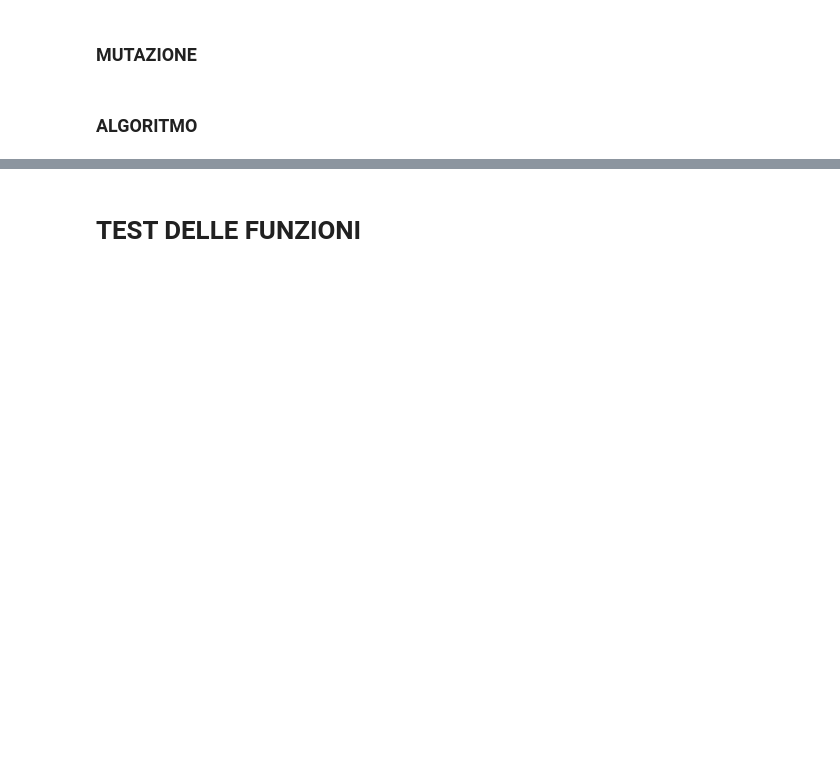
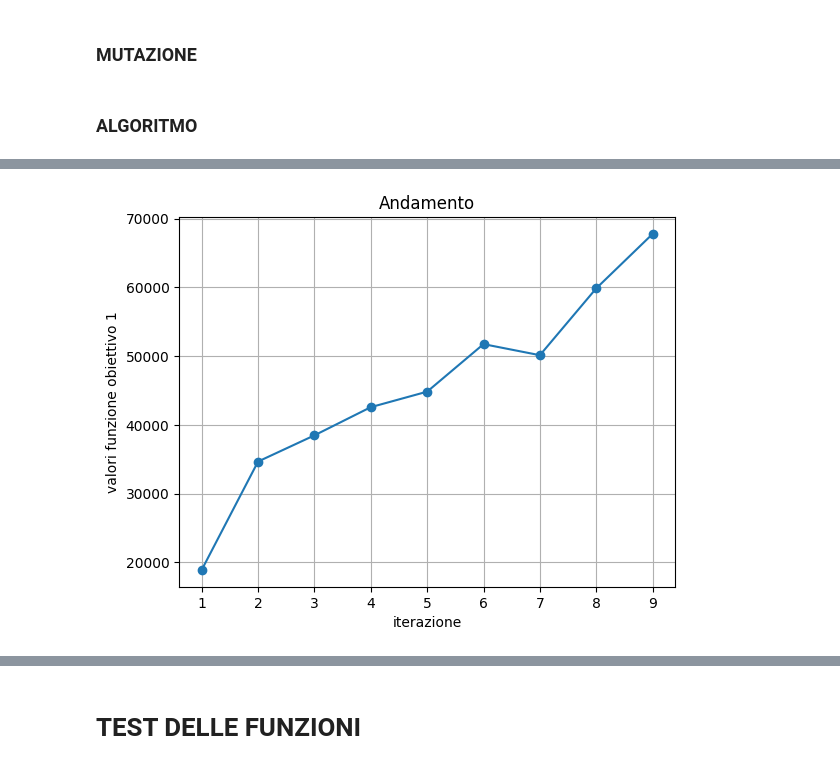
Before and after one commit to FabLetizia/Job-shop-scheduling, a Jupyter notebook: geneticAlg.ipynb, the cells around one changed output, grey strips where cells are left out. Cells and saved outputs as stored; diff of their text form; code cells hidden in the pictures; blank space fills up the shorter version.

```diff
--- a/geneticAlg.ipynb
+++ b/geneticAlg.ipynb
@@ -157,0 +579,29 @@ best_eval
+# %%
+def objective_functions(soluzione):
+    somma_A = 0
+    somma_B = 0
+    somma_tot = 0
+    for job in soluzione:
+        string = str(job[0])
+        somma_tot += job[1]
+        if string.startswith('a'):
+            somma_A += somma_tot
+        else:
+            somma_B += somma_tot
+
+    return [somma_A + somma_B , abs(somma_A - somma_B)]
+# %%
+A = [('a{}'.format(i+1), random.randint(1, 10)) for i in range(50)]
+lista_function1,lista_function2 = list(), list()
+for j in range(1,10):
+    if(j ==1):
+        B = [('b{}'.format(i+1), random.randint(1, 10*j)) for i in range(50)]
+    else:
+        B = [('b{}'.format(i+1), random.randint(10, 10*j)) for i in range(50)]
+    jobs = A+B
+    best,best_eval = genetic_algorithm_alfa(jobs, n_iter, n_pop, r_cross, r_mut, alfa)
+    function1,function2 = objective_functions(best)
+    print(function1)
+    print(function2)
+    lista_function1.append(function1)
+    lista_function2.append(function2)
@@ -157,0 +627,13 @@ best_eval
+# %%
+lista_iterazioni = list()
+for i in range(1,10):
+    lista_iterazioni.append(i)
+# Plot function1
+plt.plot(lista_iterazioni, lista_function1, marker='o')
+plt.xlabel('iterazione')
+plt.ylabel('valori funzione obiettivo 1')
+plt.title('Andamento')
+plt.grid(True)
+plt.show()
+# %% [output]
+[figure, added]
```
Also changed, not shown: parts of 43 cells of this notebook.
